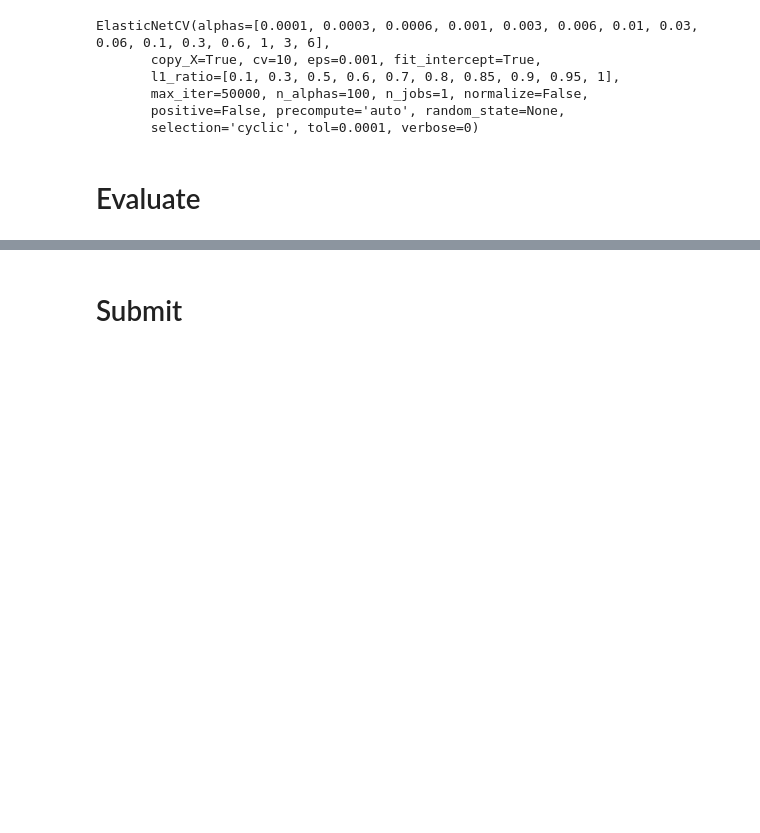
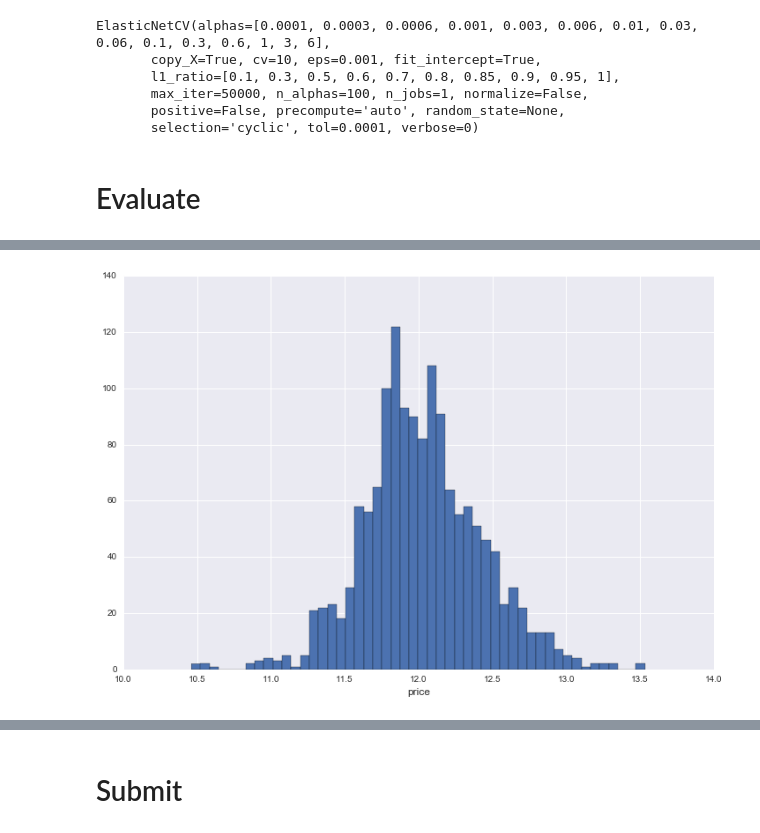
Before and after one commit to ahmadelsallab/HousePrices, a Jupyter notebook: train.ipynb, the cells around one changed output, grey strips where cells are left out. Saved outputs shown, nothing was run; the diff lists cells and outputs as text; code cells hidden in the pictures; blank space fills up the shorter version.

```diff
--- a/train.ipynb
+++ b/train.ipynb
@@ -490,0 +528,4 @@ Root Mean Squared Error : 0.119583950421
+# %%
+hist_plot(y_log)
+# %% [output]
+[figure, added]
```
Also changed, not shown: parts of 14 cells of this notebook, 1 other file.
